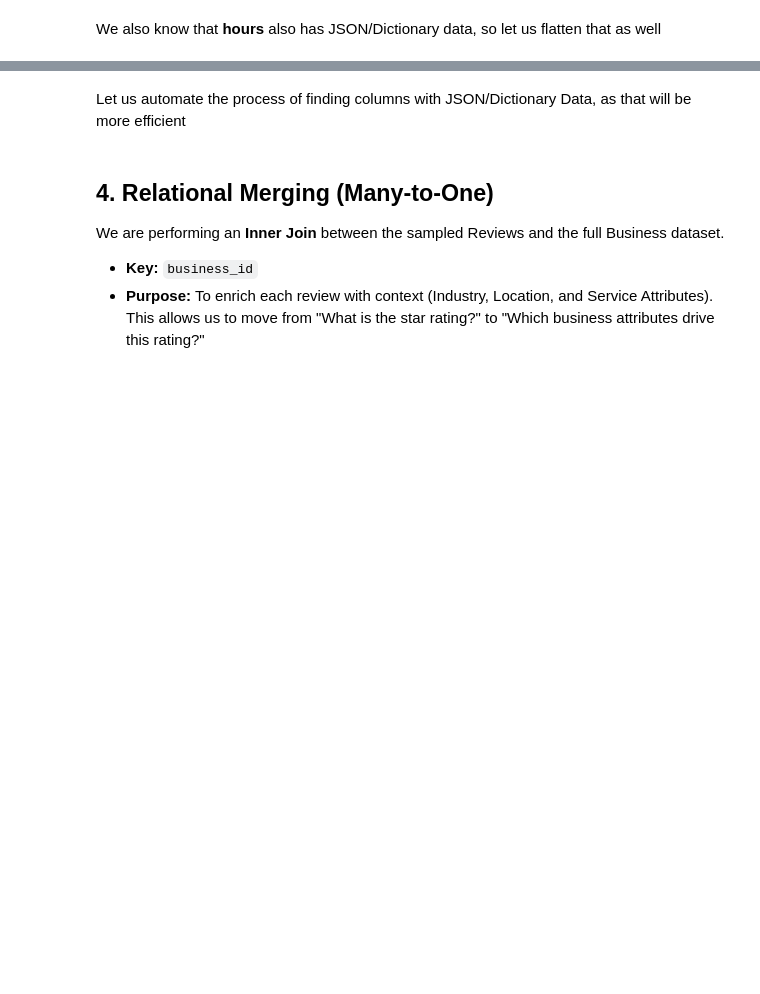
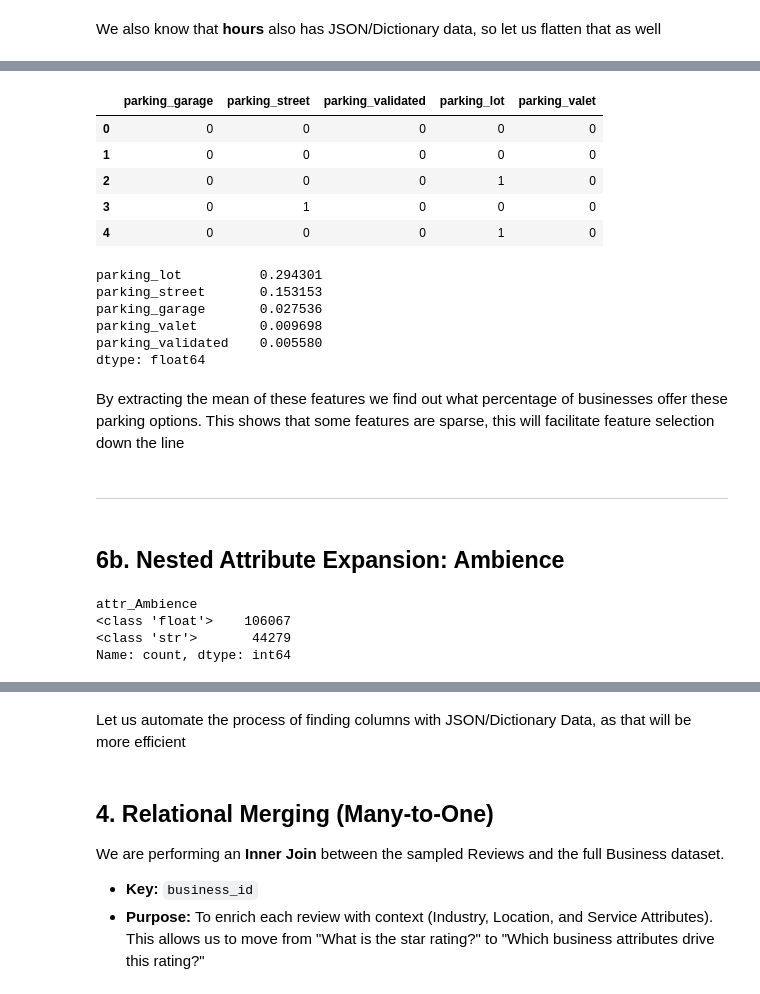
Before and after one commit to alinazir105/Explainable-Review-Intelligence, a Jupyter notebook: 01-data-ingestion.ipynb, the cells around one changed output, grey strips where cells are left out. Saved outputs shown, nothing was run; the diff lists cells and outputs as text; code cells hidden in the pictures; blank space fills up the shorter version.

```diff
--- a/01-data-ingestion.ipynb
+++ b/01-data-ingestion.ipynb
@@ -268,0 +341,37 @@ Name: count, dtype: int64
+# %%
+business_df = pd.concat(
+    [business_df.drop(columns=['attr_BusinessParking']), parking_df],
+    axis=1
+)
+# %%
+business_df.filter(like='parking_').head()
+# %% [output]
+|  | parking_garage | parking_street | parking_validated | parking_lot | parking_valet |
+| 0 | 0 | 0 | 0 | 0 | 0 |
+| 1 | 0 | 0 | 0 | 0 | 0 |
+| 2 | 0 | 0 | 0 | 1 | 0 |
+| 3 | 0 | 1 | 0 | 0 | 0 |
+| 4 | 0 | 0 | 0 | 1 | 0 |
+# %%
+parking_coverage = business_df.filter(like='parking_').mean().sort_values(ascending=False)
+parking_coverage
+# %% [output]
+parking_lot          0.294301
+parking_street       0.153153
+parking_garage       0.027536
+parking_valet        0.009698
+parking_validated    0.005580
+dtype: float64
+# %% [markdown]
+By extracting the mean of these features we find out what percentage of businesses offer these parking options. This shows that some features are sparse, this will facilitate feature selection down the line
+# %% [markdown]
+---
+# %% [markdown]
+## 6b. Nested Attribute Expansion: Ambience
+# %%
+business_df['attr_Ambience'].apply(type).value_counts()
+# %% [output]
+attr_Ambience
+<class 'float'>    106067
+<class 'str'>       44279
+Name: count, dtype: int64
```
Also changed, not shown: parts of 49 cells of this notebook.
